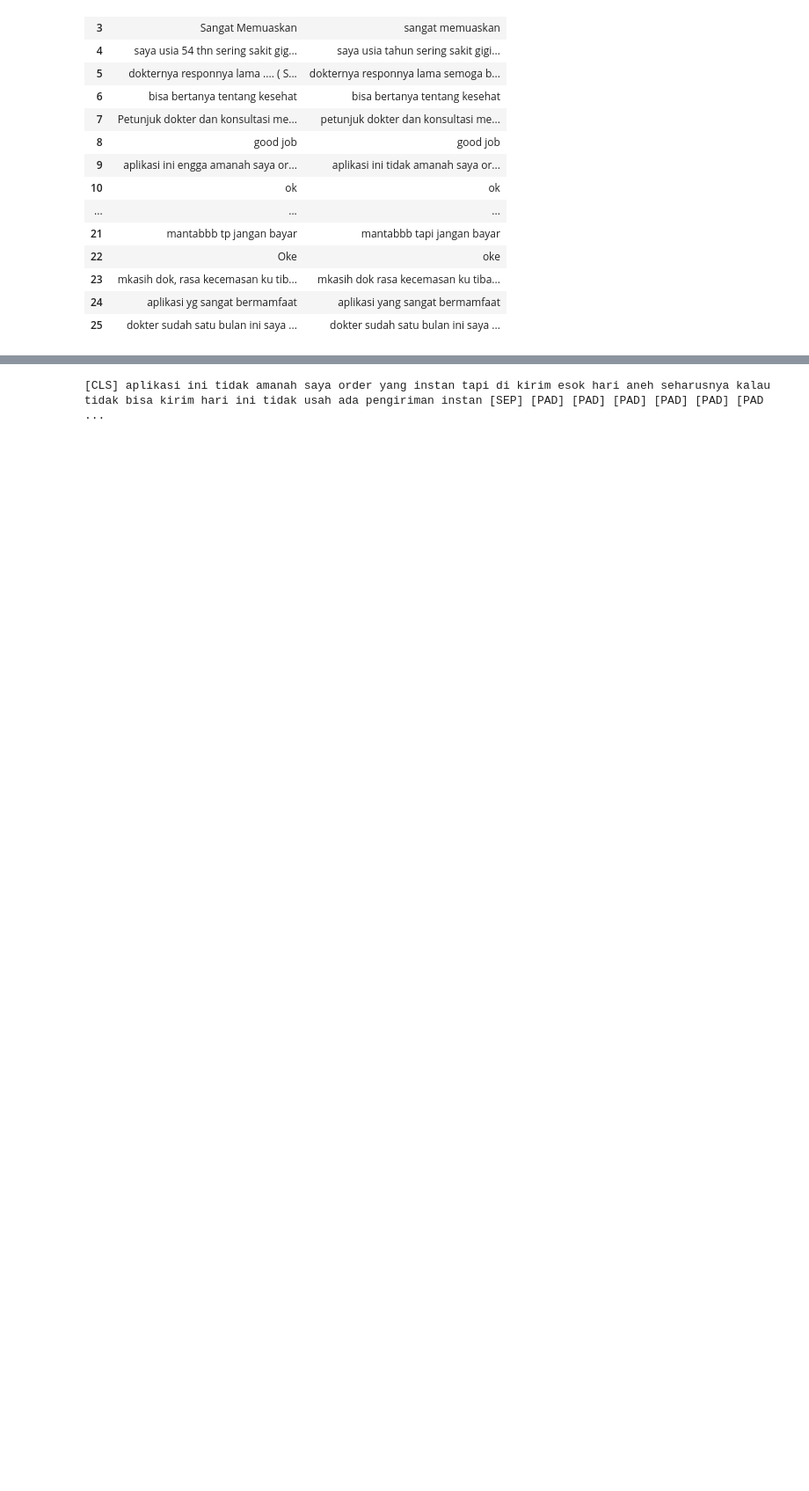
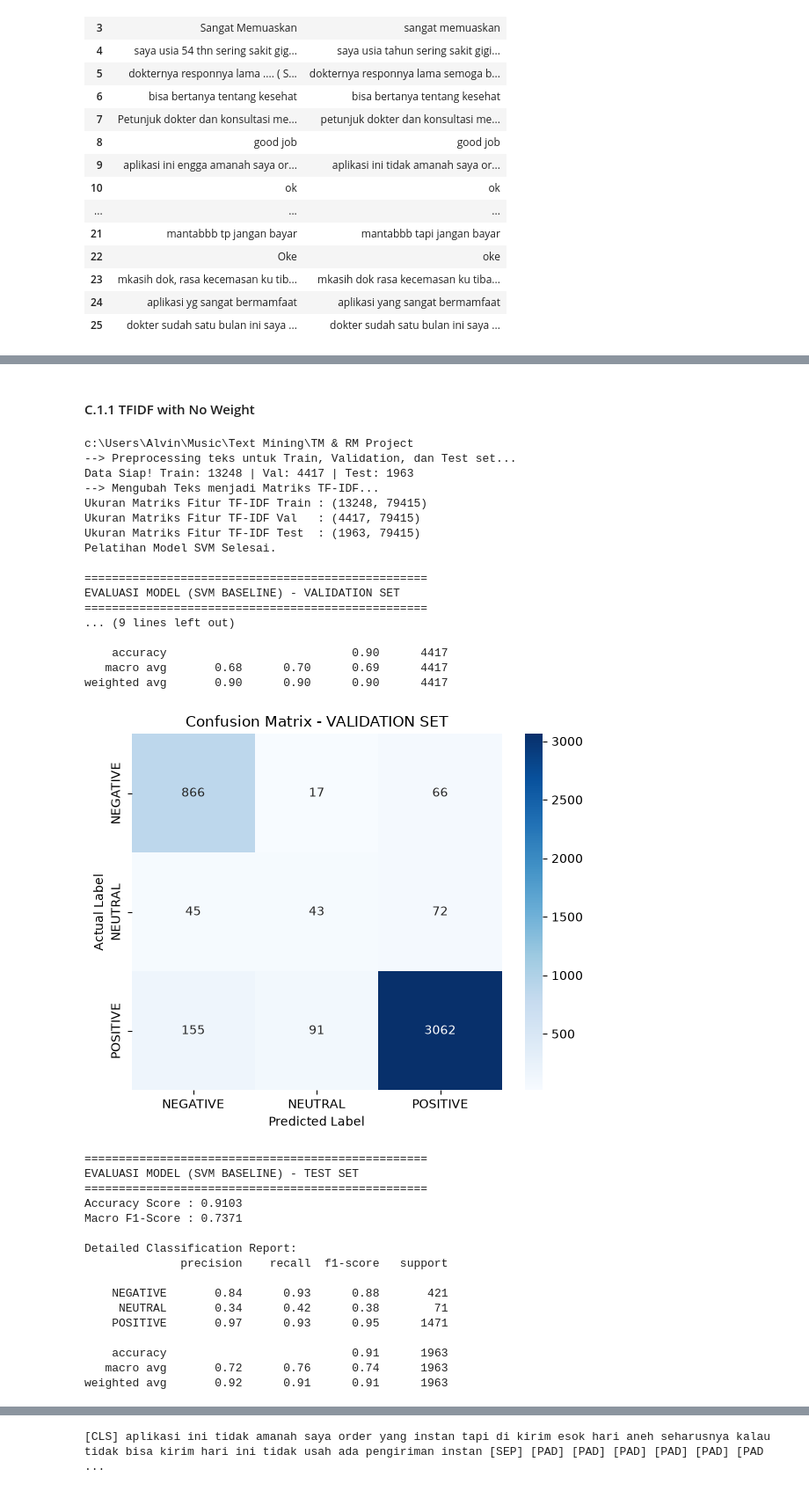
Before and after one commit to AlvinWjy25/telemedicine-sentiment-analysis-MTL, a Jupyter notebook: notebook/EDA.ipynb, the cells around one changed output, grey strips where cells are left out. Shown at 88% size. Cells and saved outputs as stored; diff of their text form; code cells hidden in the pictures; blank space fills up the shorter version.

Commit message:
feat: organizing TF-IDF + SVM classes, tidying TF-IDF debugging, and adding initial 'NEUTRAL' exploration, REVIEW IS NEEDED for NEUTRAL class imbalance

```diff
--- a/notebook/EDA.ipynb
+++ b/notebook/EDA.ipynb
@@ -416,0 +1002,58 @@ df[["review", "review_cleaned_normed"]].loc[1:25]
+# %% [markdown]
+#### C.1.1 TFIDF with No Weight
+# %%
+import sys, os
+from pathlib import Path
+
+ROOT_DIR = Path().cwd().parent
+print(ROOT_DIR)
+sys.path.insert(0, str(ROOT_DIR))
+from config.config_script import SVM_DIR, TFIDF_DIR
+
+pipeline = TFIDF_SVM_Baseline(
+    df_train=train_df,
+    df_val=val_df,
+    df_test=test_df,
+    target_col='sentiment',
+    text_col='review_cleaned_normed',
+    max_features=100000,
+    weight_col='weight',
+    sample_weight_map=None
+)._fit_pipeline(
+    model_path = SVM_DIR, vec_path=TFIDF_DIR, keep_model = False
+)
+# %% [output]
+c:\Users\Alvin\Music\Text Mining\TM & RM Project
+--> Preprocessing teks untuk Train, Validation, dan Test set...
+Data Siap! Train: 13248 | Val: 4417 | Test: 1963
+--> Mengubah Teks menjadi Matriks TF-IDF...
+Ukuran Matriks Fitur TF-IDF Train : (13248, 79415)
+Ukuran Matriks Fitur TF-IDF Val   : (4417, 79415)
+Ukuran Matriks Fitur TF-IDF Test  : (1963, 79415)
+Pelatihan Model SVM Selesai.
+
+==================================================
+EVALUASI MODEL (SVM BASELINE) - VALIDATION SET
+==================================================
+... (9 lines left out)
+
+    accuracy                           0.90      4417
+   macro avg       0.68      0.70      0.69      4417
+weighted avg       0.90      0.90      0.90      4417
+[figure, added]
+==================================================
+EVALUASI MODEL (SVM BASELINE) - TEST SET
+==================================================
+Accuracy Score : 0.9103
+Macro F1-Score : 0.7371
+
+Detailed Classification Report:
+              precision    recall  f1-score   support
+
+    NEGATIVE       0.84      0.93      0.88       421
+     NEUTRAL       0.34      0.42      0.38        71
+    POSITIVE       0.97      0.93      0.95      1471
+
+    accuracy                           0.91      1963
+   macro avg       0.72      0.76      0.74      1963
+weighted avg       0.92      0.91      0.91      1963
```
Also changed, not shown: parts of 48 cells of this notebook.
